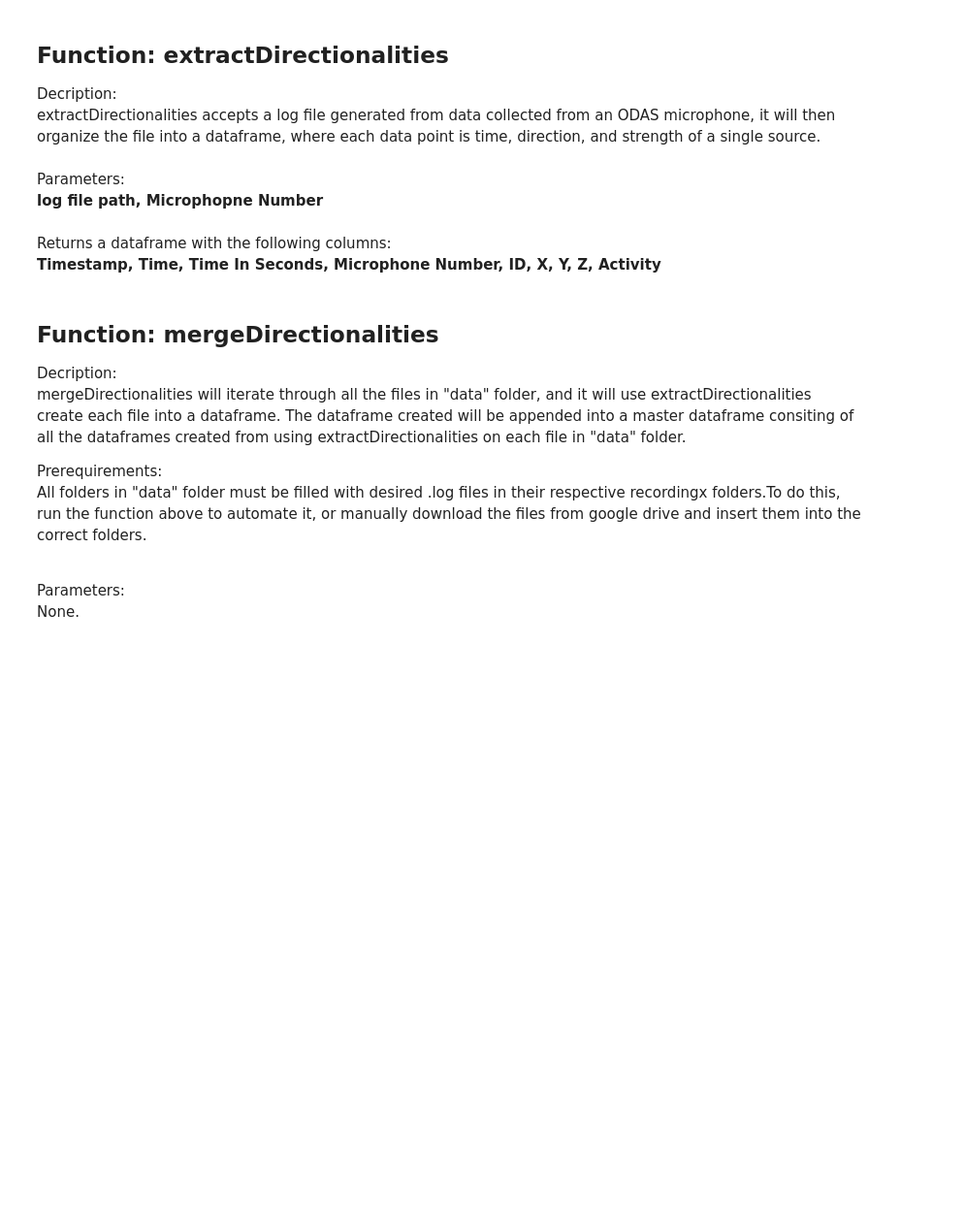
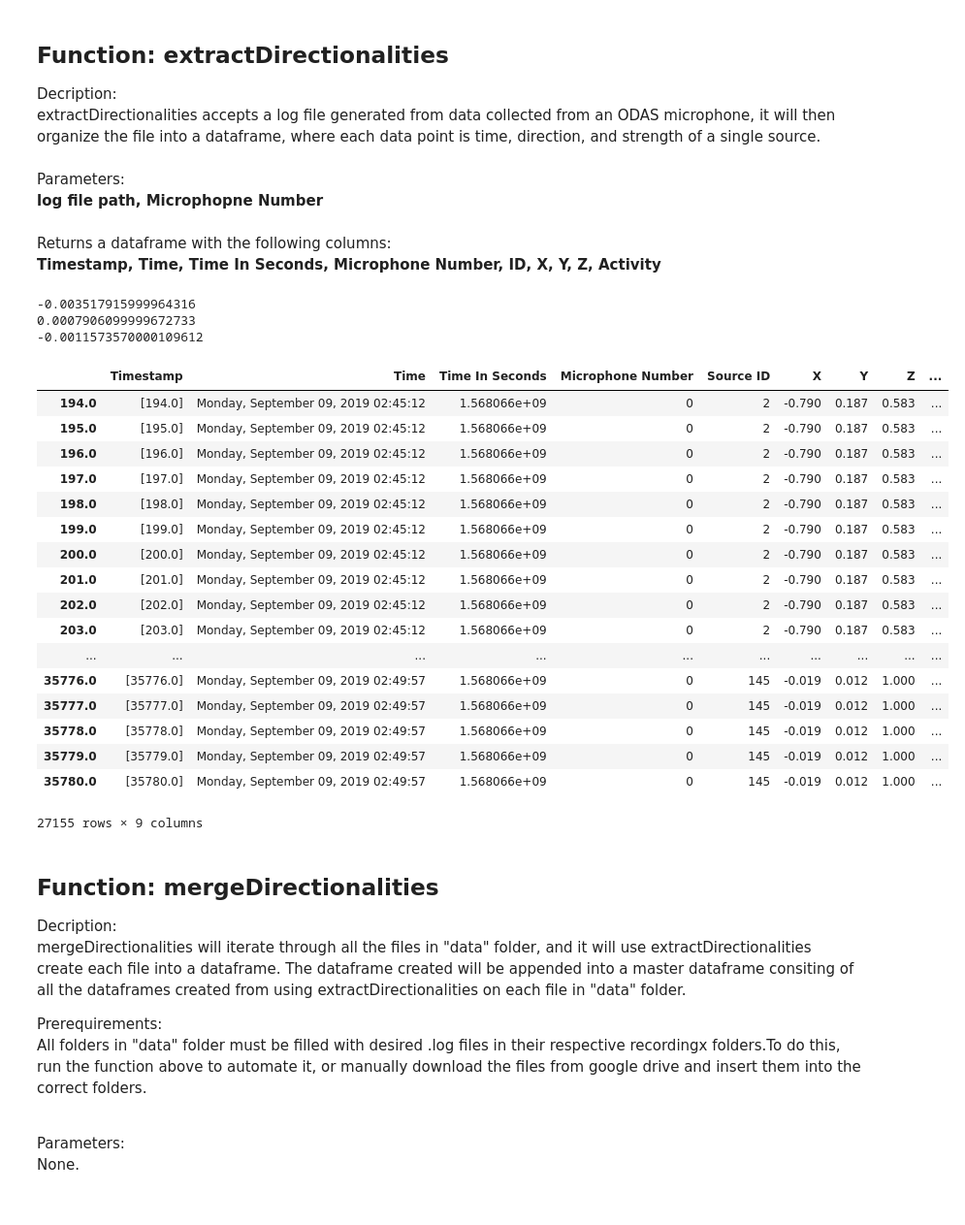
Before and after one commit to yihanhu97/SoundMapping-ODAS, a Jupyter notebook: postprocessing/extractDirectionality.ipynb, the cells around one changed output. Shown at 97% size. Drawn from its saved outputs; the diff is of its cells as text; code cells hidden in the pictures; blank space fills up the shorter version.

Commit message:
omptimize extract directionalities

```diff
--- a/postprocessing/extractDirectionality.ipynb
+++ b/postprocessing/extractDirectionality.ipynb
@@ -63,6 +64,7 @@ Returns a dataframe with the following columns:<br>
 **Timestamp, Time, Time In Seconds, Microphone Number, ID, X, Y, Z, Activity** <br>
 # %%
 def extractDirectionalities(filename, mic_number):
+
     with open(filename, 'r') as f:
         text = f.read()
         # Use repex to store blocks of data into a list
@@ -74,11 +76,13 @@ def extractDirectionalities(filename, mic_number):
     #list of src blocks
     srcList = [json.loads(block)["src"] for block in data]
 
+
     #initialize dataframe to have colums: timestamp, time, data inside source
     #timestamp is the initial time stamp
     #time is the datetime value converted from the timestamp and intitial time
     #source is a 4 by 6 array where the rows are the source, and the columns are the source values
     df = pd.DataFrame(columns = ['Timestamp', 'Time', 'Time In Seconds', 'Microphone Number', 'Source ID', 'X', 'Y', 'Z', 'Activity'])
+
 
     #Used for calculating timestamps -> time
     duration, startTime, endTime = durationinMicroseconds(filename)
@@ -86,15 +90,50 @@ def extractDirectionalities(filename, mic_number):
     t = duration/len(data) / 1000000
 
     index = 1.0
+    ind = 0
+    df_dict = {}
     for block in srcList:
         if block[0]["id"] != 0 or block[1]["id"] != 0 or block[2]["id"] != 0 or block[3]["id"] != 0:
             time_in_seconds = start_time_in_seconds + (index - 1.0) * t
             for i in range(0, 4):
                 if block[i]['id'] != 0:
-                    df = df.append(pd.DataFrame({"Timestamp": [index], "Time":datetime.datetime.fromtimestamp(time_in_seconds).strftime("%A, %B %d, %Y %I:%M:%S"), "Time In Seconds": time_in_seconds, "Microphone Number":mic_number, "Source ID": block[i]["id"], "X": block[i]["x"], "Y": block[i]["y"], "Z": block[i]["z"], "Activity": block[i]["activity"]}, index=[0]))
+                    df_dict[index] = {"Timestamp": [index], "Time":datetime.datetime.fromtimestamp(time_in_seconds).strftime("%A, %B %d, %Y %I:%M:%S"), "Time In Seconds": time_in_seconds, "Microphone Number":mic_number, "Source ID": block[i]["id"], "X": block[i]["x"], "Y": block[i]["y"], "Z": block[i]["z"], "Activity": block[i]["activity"]}
+                    ind += 1
+                    #df = df.append(pd.DataFrame({"Timestamp": [index], "Time":datetime.datetime.fromtimestamp(time_in_seconds).strftime("%A, %B %d, %Y %I:%M:%S"), "Time In Seconds": time_in_seconds, "Microphone Number":mic_number, "Source ID": block[i]["id"], "X": block[i]["x"], "Y": block[i]["y"], "Z": block[i]["z"], "Activity": block[i]["activity"]}, index=[0]))
         index = index + 1.0
 
+    df = df.append(pd.DataFrame.from_dict(df_dict, "index"))
     return(df)
+# %%
+#start = timeit.timeit()
+d = extractDirectionalities("/Users/ardelalegre/CSE4223-ODAS/data/recordings0/cSST_2019-09-09_14_45_11.log", 0)
+#end = timeit.timeit()
+#print(end - start)
+# %% [output]
+-0.003517915999964316
+0.0007906099999672733
+-0.0011573570000109612
+# %%
+d
+# %% [output]
+|  | Timestamp | Time | Time In Seconds | Microphone Number | Source ID | X | Y | Z | ... |
+| 194.0 | [194.0] | Monday, September 09, 2019 02:45:12 | 1.568066e+09 | 0 | 2 | -0.790 | 0.187 | 0.583 | ... |
+| 195.0 | [195.0] | Monday, September 09, 2019 02:45:12 | 1.568066e+09 | 0 | 2 | -0.790 | 0.187 | 0.583 | ... |
+| 196.0 | [196.0] | Monday, September 09, 2019 02:45:12 | 1.568066e+09 | 0 | 2 | -0.790 | 0.187 | 0.583 | ... |
+| 197.0 | [197.0] | Monday, September 09, 2019 02:45:12 | 1.568066e+09 | 0 | 2 | -0.790 | 0.187 | 0.583 | ... |
+| 198.0 | [198.0] | Monday, September 09, 2019 02:45:12 | 1.568066e+09 | 0 | 2 | -0.790 | 0.187 | 0.583 | ... |
+| 199.0 | [199.0] | Monday, September 09, 2019 02:45:12 | 1.568066e+09 | 0 | 2 | -0.790 | 0.187 | 0.583 | ... |
+| 200.0 | [200.0] | Monday, September 09, 2019 02:45:12 | 1.568066e+09 | 0 | 2 | -0.790 | 0.187 | 0.583 | ... |
+| 201.0 | [201.0] | Monday, September 09, 2019 02:45:12 | 1.568066e+09 | 0 | 2 | -0.790 | 0.187 | 0.583 | ... |
+| 202.0 | [202.0] | Monday, September 09, 2019 02:45:12 | 1.568066e+09 | 0 | 2 | -0.790 | 0.187 | 0.583 | ... |
+| 203.0 | [203.0] | Monday, September 09, 2019 02:45:12 | 1.568066e+09 | 0 | 2 | -0.790 | 0.187 | 0.583 | ... |
+| ... | ... | ... | ... | ... | ... | ... | ... | ... | ... |
+| 35776.0 | [35776.0] | Monday, September 09, 2019 02:49:57 | 1.568066e+09 | 0 | 145 | -0.019 | 0.012 | 1.000 | ... |
+| 35777.0 | [35777.0] | Monday, September 09, 2019 02:49:57 | 1.568066e+09 | 0 | 145 | -0.019 | 0.012 | 1.000 | ... |
+| 35778.0 | [35778.0] | Monday, September 09, 2019 02:49:57 | 1.568066e+09 | 0 | 145 | -0.019 | 0.012 | 1.000 | ... |
+| 35779.0 | [35779.0] | Monday, September 09, 2019 02:49:57 | 1.568066e+09 | 0 | 145 | -0.019 | 0.012 | 1.000 | ... |
+| 35780.0 | [35780.0] | Monday, September 09, 2019 02:49:57 | 1.568066e+09 | 0 | 145 | -0.019 | 0.012 | 1.000 | ... |
+27155 rows × 9 columns
 # %% [markdown]
 ## Function: mergeDirectionalities
 Decription: <br>
```
Also changed, not shown: parts of 2 cells of this notebook.
